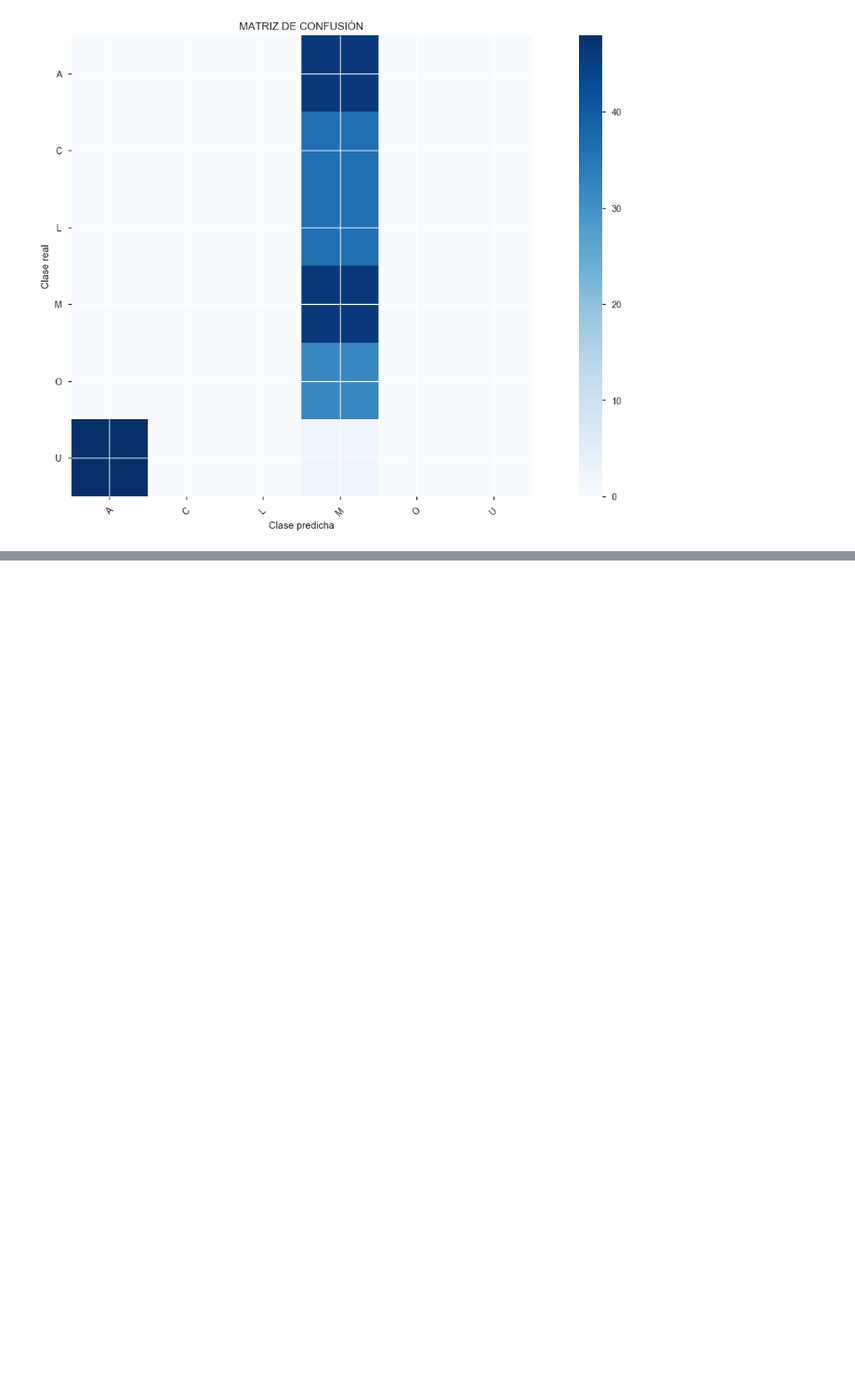
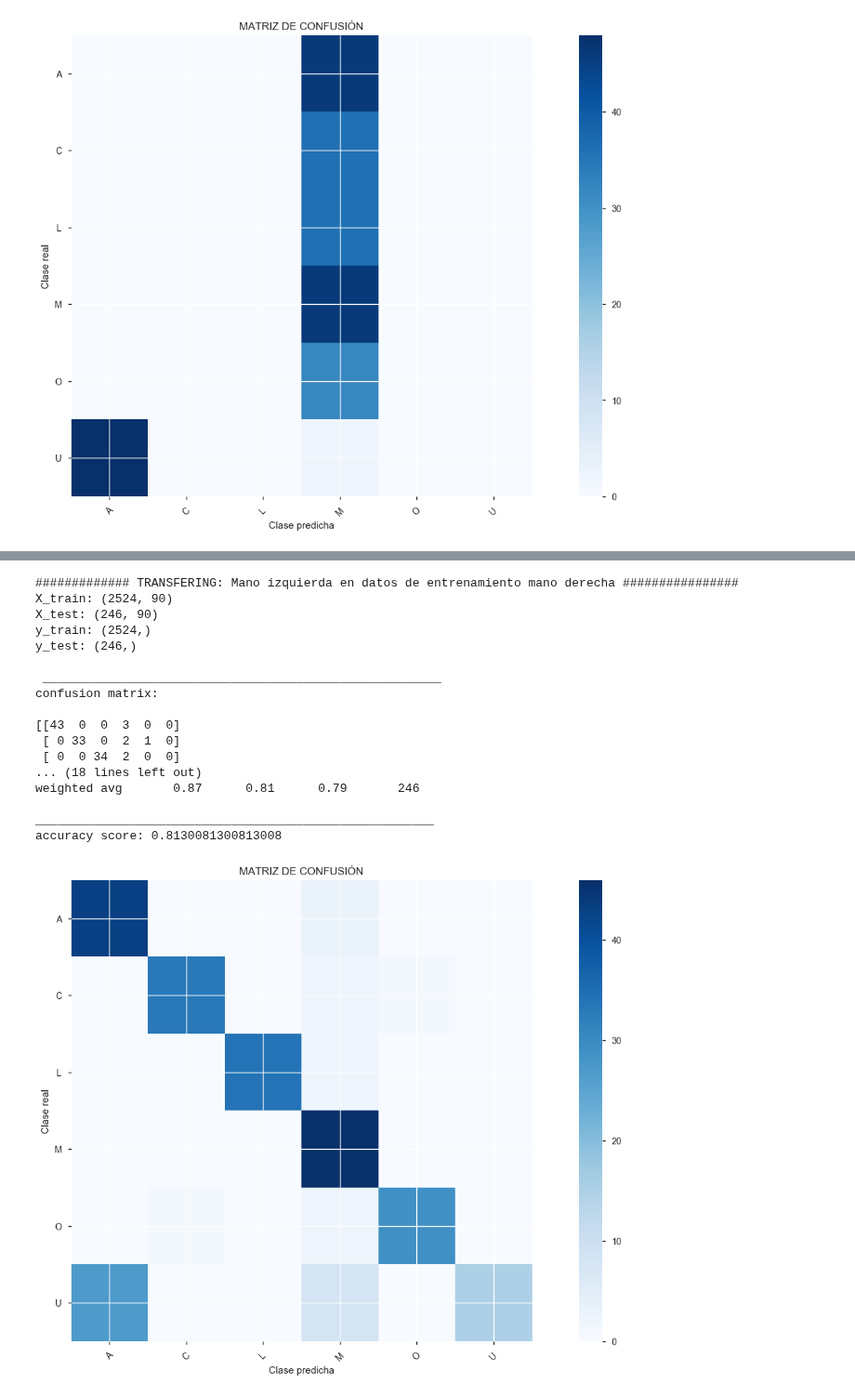
Before and after one commit to jormartin77/opportunity, a Jupyter notebook: Proyecto-Final.ipynb, the cells around one changed output, grey strips where cells are left out. Shown at 93% size. Drawn from its saved outputs; the diff is of its cells as text; code cells hidden in the pictures; blank space fills up the shorter version.

```diff
--- a/Proyecto-Final.ipynb
+++ b/Proyecto-Final.ipynb
@@ -99,7 +99,8 @@ def num_to_letter(number):
         3: "L",
         4: "M",
         5: "O",
-        6: "U"
+        6: "U",
+        7: "R"
     }
     return switcher.get(number, "Invalid month")
 # %%
@@ -589,0 +736,22 @@ accuracy score: 0.18699186991869918
+# %%
+data_izq_2 = pd.DataFrame()
+data = pd.DataFrame()
+all_features_1S = pd.DataFrame()
+
+path = 'dataset-proyecto/test_izq/' #enter thepath for the dataset folder
+header_path = 'header-proy.csv' #enter the path for the header file
+header=pd.read_csv(header_path,names=['column',''],sep=';', decimal=',')['column'].values
+num_letters = range(1,7)
+
+for num_letter in num_letters:
+    letter = num_to_letter(num_letter)
+    try:
+        file_name = path+str(letter)+'-'+str(6)+'-'+str(1)+'.csv'
+        print(str(letter)+'-'+str(6)+'-'+str(1)+'.csv')
+        data, labels = read_a(file_name, header, num_letter, trial_a)
+        data['fecha'] = pd.to_datetime(data['fecha'], format='%H.%M.%S.%f', errors='ignore')
+        data.loc[:,'MILLISEC':] = data.loc[:,'MILLISEC':].apply(pd.to_numeric, errors='coerce')
+        all_features_1S = windowing(data, 1000, '1S', 500, labels, 58)
+        data_izq_2 = pd.concat([data_izq_2, all_features_1S])
+    except:
+        print("Error cargando el archivo : "+ path+str(letter)+'-'+str(6)+'-'+str(1)+'.csv')
@@ -589,0 +769,22 @@ accuracy score: 0.18699186991869918
+# %%
+print("############# TRANSFERING: Mano izquierda en datos de entrenamiento mano derecha ################")
+excercise_2(all_data_1S, data_izq_2, 30)
+# %% [output]
+############# TRANSFERING: Mano izquierda en datos de entrenamiento mano derecha ################
+X_train: (2524, 90)
+X_test: (246, 90)
+y_train: (2524,)
+y_test: (246,)
+
+ _______________________________________________________
+confusion matrix:
+
+[[43  0  0  3  0  0]
+ [ 0 33  0  2  1  0]
+ [ 0  0 34  2  0  0]
+... (18 lines left out)
+weighted avg       0.87      0.81      0.79       246
+
+_______________________________________________________
+accuracy score: 0.8130081300813008
+[figure, added]
```
Also changed, not shown: parts of 11 cells of this notebook, 1 other file.
